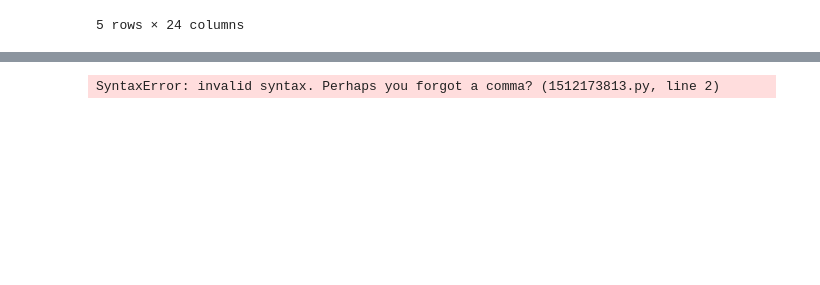
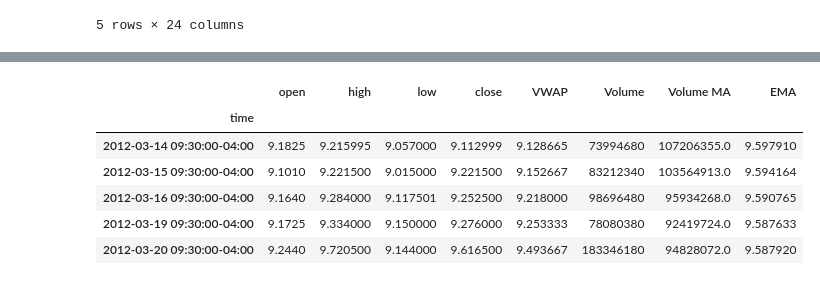
Before and after one commit to mattgifs/Project2, a Jupyter notebook: Untitled.ipynb, the cells around one changed output, grey strips where cells are left out. Cells and saved outputs as stored; diff of their text form; code cells hidden in the pictures; blank space fills up the shorter version.

Commit message:
adding data

```diff
--- a/Untitled.ipynb
+++ b/Untitled.ipynb
@@ -39,5 +39,8 @@ amzn_df.head()
 | 2012-03-19 09:30:00-04:00 | 9.1725 | 9.334000 | 9.150000 | 9.276000 | 9.253333 | 9.253333 | 9.253333 | 9.253333 | ... |
 | 2012-03-20 09:30:00-04:00 | 9.2440 | 9.720500 | 9.144000 | 9.616500 | 9.493667 | 9.493667 | 9.493667 | 9.493667 | ... |
 5 rows × 24 columns
-# %%
-amzn_df = amzn_df.loc[["Open
+# %%
+#Droping NAN Values
+amzn_df = amzn_df.dropna(axis=1)
+#Review the data frame
+amzn_df.head()
@@ -44,11 +55,17 @@ amzn_df = amzn_df.loc[["Open
 # %%
 # Filter column and only keep ones needed
-amzn_df = amzn_df.dropna(column=='Upper Band #1','Lower Band #1', 'Upper Band #2',axis=1)
+amzn_df = amzn_df.drop(columns=["Upper Band #1", "Lower Band #1", "Upper Band #2", "Lower Band #2", "Upper Band #3", "Lower Band #3","Plot", "Plot.1", "Plot.2","Smoothing Line"], axis=1)
 
 # Review the DataFrame
 amzn_df.head()
 # %% [output]
-SyntaxError: invalid syntax. Perhaps you forgot a comma? (1512173813.py, line 2)
+|  | open | high | low | close | VWAP | Volume | Volume MA | EMA |
+| time |  |  |  |  |  |  |  |  |
+| 2012-03-14 09:30:00-04:00 | 9.1825 | 9.215995 | 9.057000 | 9.112999 | 9.128665 | 73994680 | 107206355.0 | 9.597910 |
+| 2012-03-15 09:30:00-04:00 | 9.1010 | 9.221500 | 9.015000 | 9.221500 | 9.152667 | 83212340 | 103564913.0 | 9.594164 |
+| 2012-03-16 09:30:00-04:00 | 9.1640 | 9.284000 | 9.117501 | 9.252500 | 9.218000 | 98696480 | 95934268.0 | 9.590765 |
+| 2012-03-19 09:30:00-04:00 | 9.1725 | 9.334000 | 9.150000 | 9.276000 | 9.253333 | 78080380 | 92419724.0 | 9.587633 |
+| 2012-03-20 09:30:00-04:00 | 9.2440 | 9.720500 | 9.144000 | 9.616500 | 9.493667 | 183346180 | 94828072.0 | 9.587920 |
 # %%
 # Read the csv file
 meta_df = pd.read_csv(Path("./Resources/meta.csv"))
```
Also changed, not shown: parts of 5 cells of this notebook.
